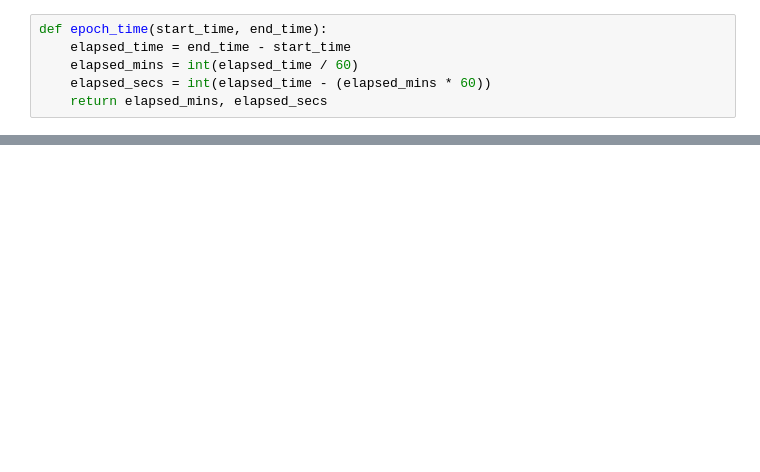
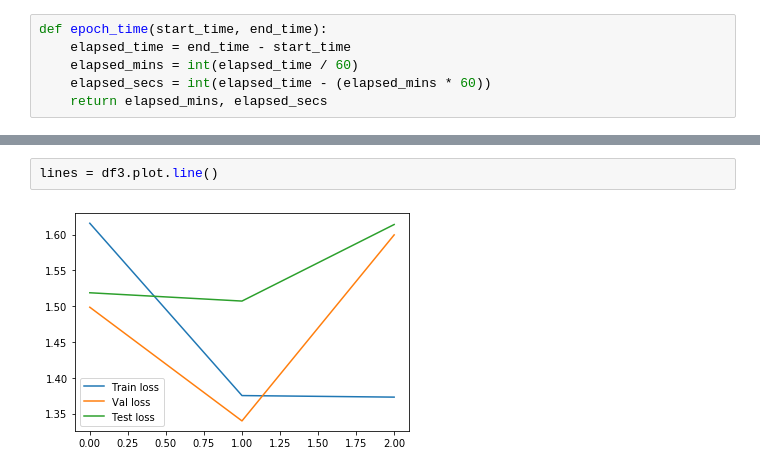
Before and after one commit to matiascoronados/deep_lab, a Jupyter notebook: deep_lab1.ipynb, the cells around one changed output, grey strips where cells are left out. Saved outputs shown, nothing was run; the diff lists cells and outputs as text; blank space fills up the shorter version.

```diff
--- a/deep_lab1.ipynb
+++ b/deep_lab1.ipynb
@@ -286,0 +288,4 @@ Epoch: 03 | Epoch Time: 0m 39s
+# %%
+lines = df3.plot.line()
+# %% [output]
+[figure, added]
```
Also changed, not shown: parts of 38 cells of this notebook, 1 other file.
